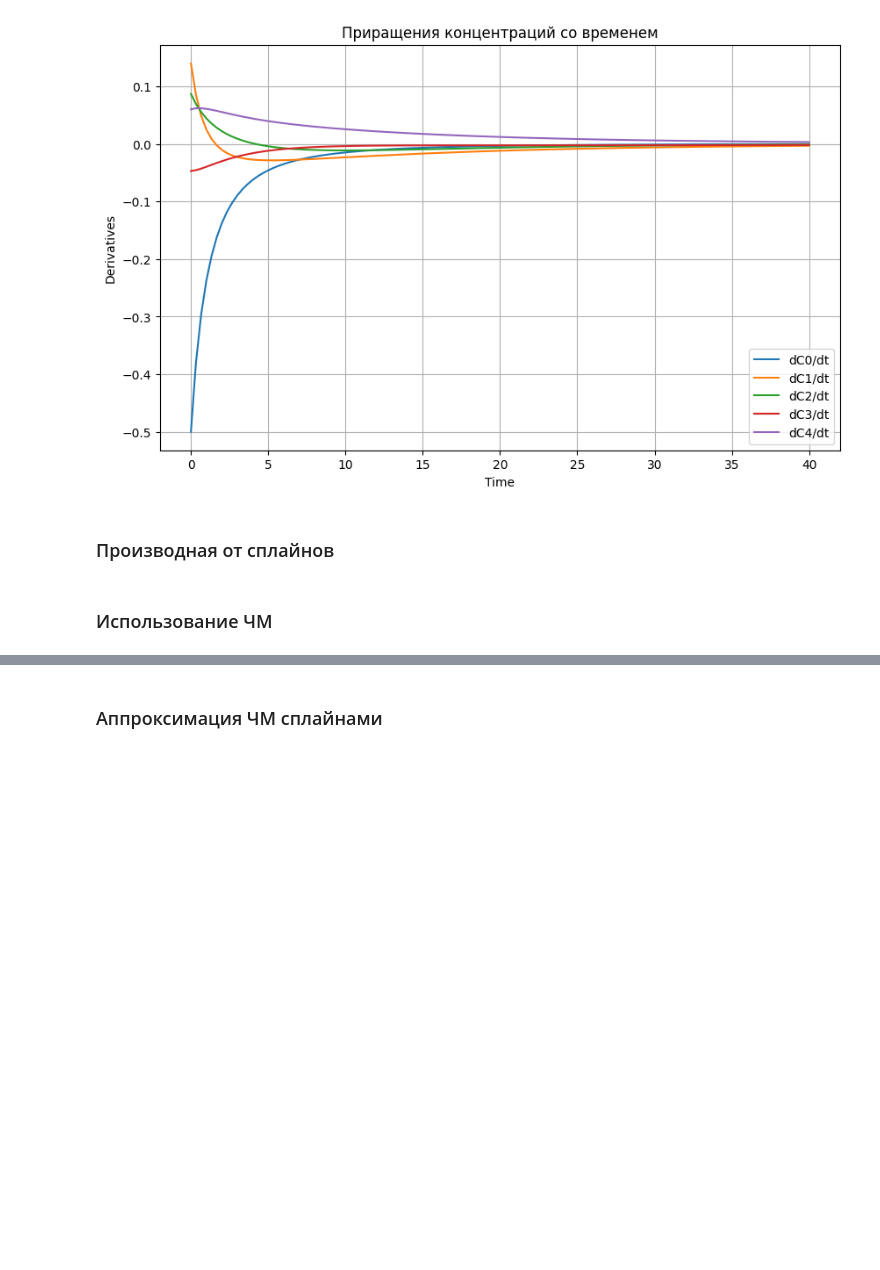
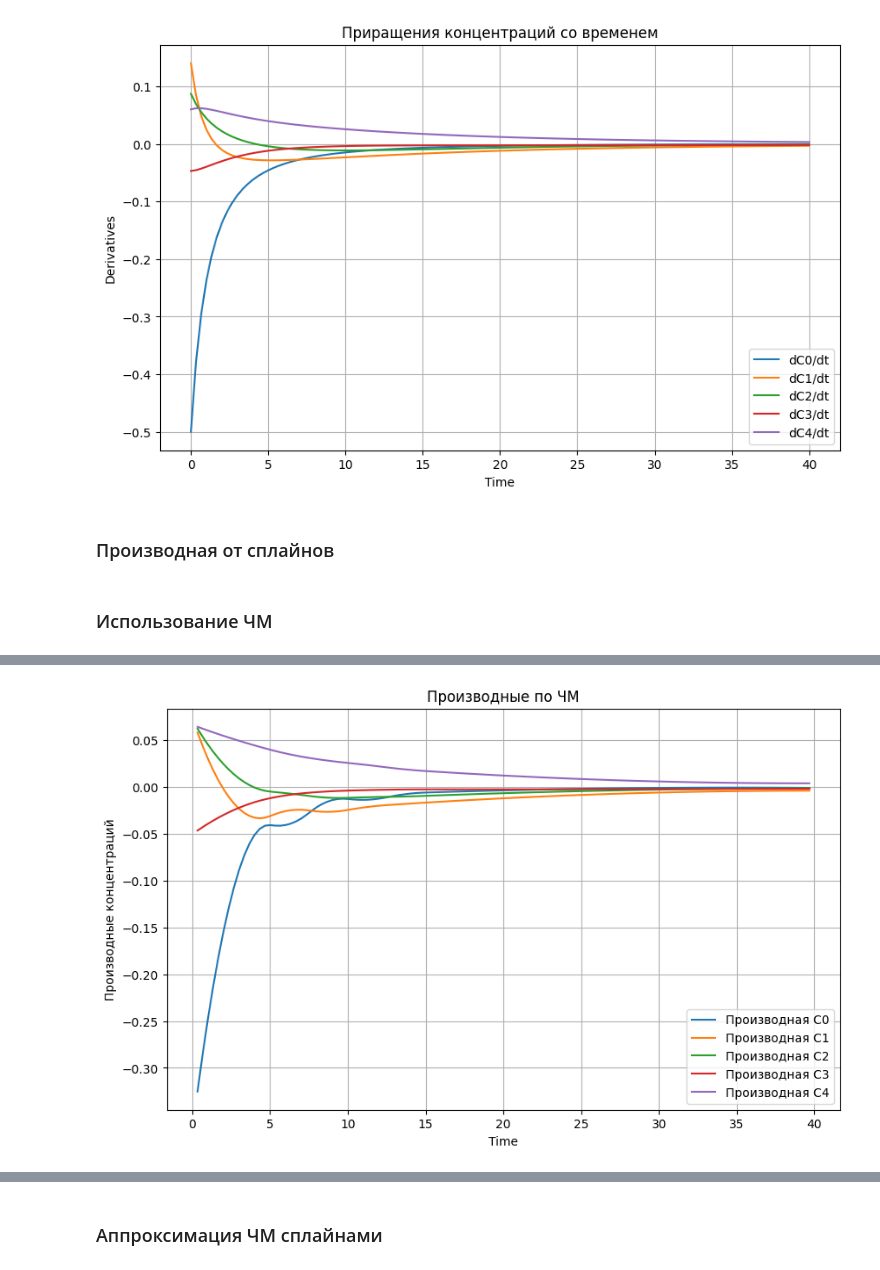
Before and after one commit to Lirik-17/Chemistry, a Jupyter notebook: MY_WORK/My_chem_gen/experiments/11_modif_stochiometric_matrix.ipynb, the cells around one changed output, grey strips where cells are left out. Cells and saved outputs as stored; diff of their text form; code cells hidden in the pictures; blank space fills up the shorter version.

```diff
--- a/MY_WORK/My_chem_gen/experiments/11_modif_stochiometric_matrix.ipynb
+++ b/MY_WORK/My_chem_gen/experiments/11_modif_stochiometric_matrix.ipynb
@@ -244,0 +243,23 @@ plt.show()
+# %%
+# Построение графиков
+plt.figure(figsize=(10, 6))
+
+h = tsteps[1] - tsteps[0]
+dCdt_NM = np.zeros_like(dCdt_TRUE)
+
+for i, spl in enumerate(splines):
+    dCdt_NM[i][1:-1] = (spl(tsteps[2:]) - spl(tsteps[:-2])) / (2 * h)    # центральная разность
+    dCdt_NM[i][0] = (spl(tsteps[1]) - spl(tsteps[0])) / h                # левая разность
+    dCdt_NM[i][-1] = (spl(tsteps[-1]) - spl(tsteps[-2])) / h             # правая разность
+
+    # Вывод на график
+    plt.plot(tsteps[1:-1], dCdt_NM[i][1:-1], label=f'Производная C{i}')
+
+plt.xlabel('Time')
+plt.ylabel('Производные концентраций')
+plt.title('Производные по ЧМ')
+plt.legend()
+plt.grid()
+plt.show()
+# %% [output]
+[figure, added]
```
Also changed, not shown: parts of 12 cells of this notebook, 1 other file.
